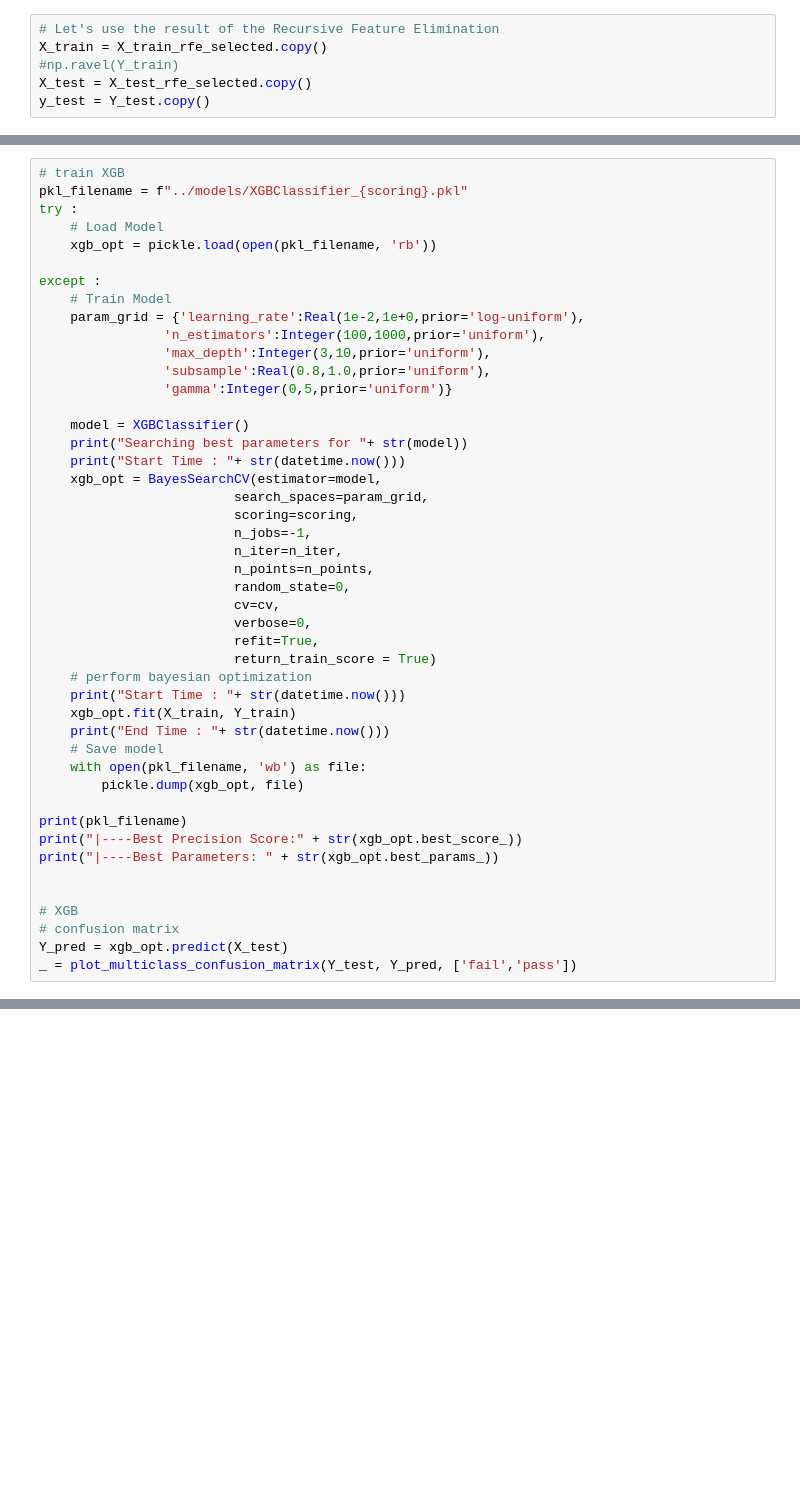
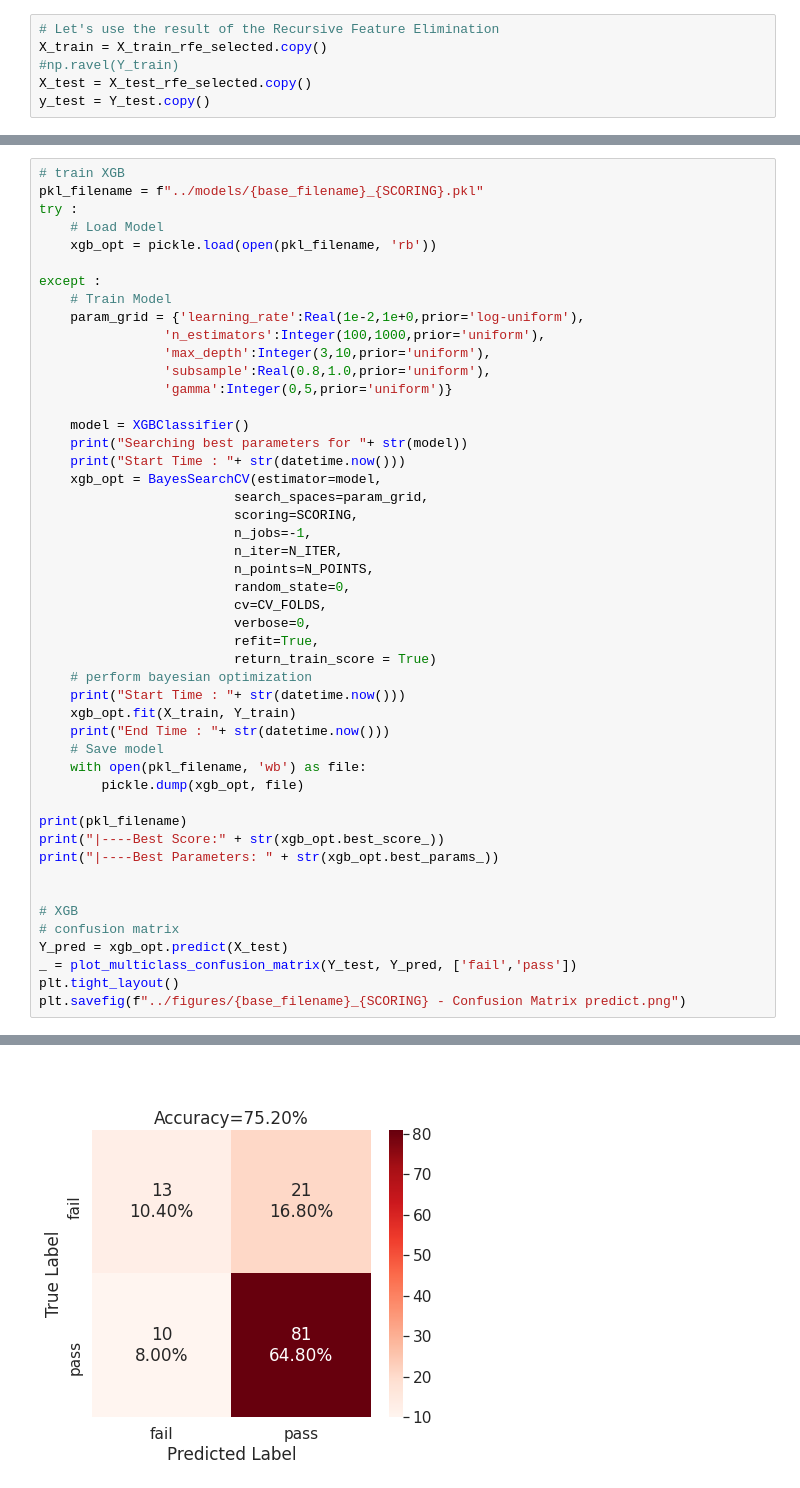
Before and after one commit to andrea-fantini/student-fail-prediction, a Jupyter notebook: notebooks/Pre-Processing and Modeling.ipynb, the cells around one changed output, grey strips where cells are left out. Cells and saved outputs as stored; diff of their text form; blank space fills up the shorter version.

```diff
--- a/notebooks/Pre-Processing and Modeling.ipynb
+++ b/notebooks/Pre-Processing and Modeling.ipynb
@@ -323,6 +355,6 @@ cv=3
 # %%
 # train XGB
-pkl_filename = f"../models/XGBClassifier_{scoring}.pkl"
+pkl_filename = f"../models/{base_filename}_{SCORING}.pkl"
 try :
     # Load Model
     xgb_opt = pickle.load(open(pkl_filename, 'rb'))
@@ -340,12 +372,12 @@ except :
     print("Start Time : "+ str(datetime.now()))
     xgb_opt = BayesSearchCV(estimator=model,
                          search_spaces=param_grid,
-                         scoring=scoring,
+                         scoring=SCORING,
                          n_jobs=-1,
-                         n_iter=n_iter,
-                         n_points=n_points,
+                         n_iter=N_ITER,
+                         n_points=N_POINTS,
                          random_state=0,
-                         cv=cv,
+                         cv=CV_FOLDS,
                          verbose=0,
                          refit=True,
                          return_train_score = True)
@@ -358,7 +390,7 @@ except :
         pickle.dump(xgb_opt, file)
 
 print(pkl_filename)
-print("|----Best Precision Score:" + str(xgb_opt.best_score_))
+print("|----Best Score:" + str(xgb_opt.best_score_))
 print("|----Best Parameters: " + str(xgb_opt.best_params_))
 
 
@@ -366,3 +398,6 @@ print("|----Best Parameters: " + str(xgb_opt.best_params_))
 # confusion matrix
 Y_pred = xgb_opt.predict(X_test)
 _ = plot_multiclass_confusion_matrix(Y_test, Y_pred, ['fail','pass'])
+plt.tight_layout()
+plt.savefig(f"../figures/{base_filename}_{SCORING} - Confusion Matrix predict.png")
+# %% [output]
@@ -369,3 +420,4 @@ _ = plot_multiclass_confusion_matrix(Y_test, Y_pred, ['fail','pass'])
+[figure, added]
 # %%
 # predict probabilities
 probs_xgb = xgb_opt.predict_proba(X_test)
```
Also changed, not shown: parts of 33 cells of this notebook, 3 other files.
